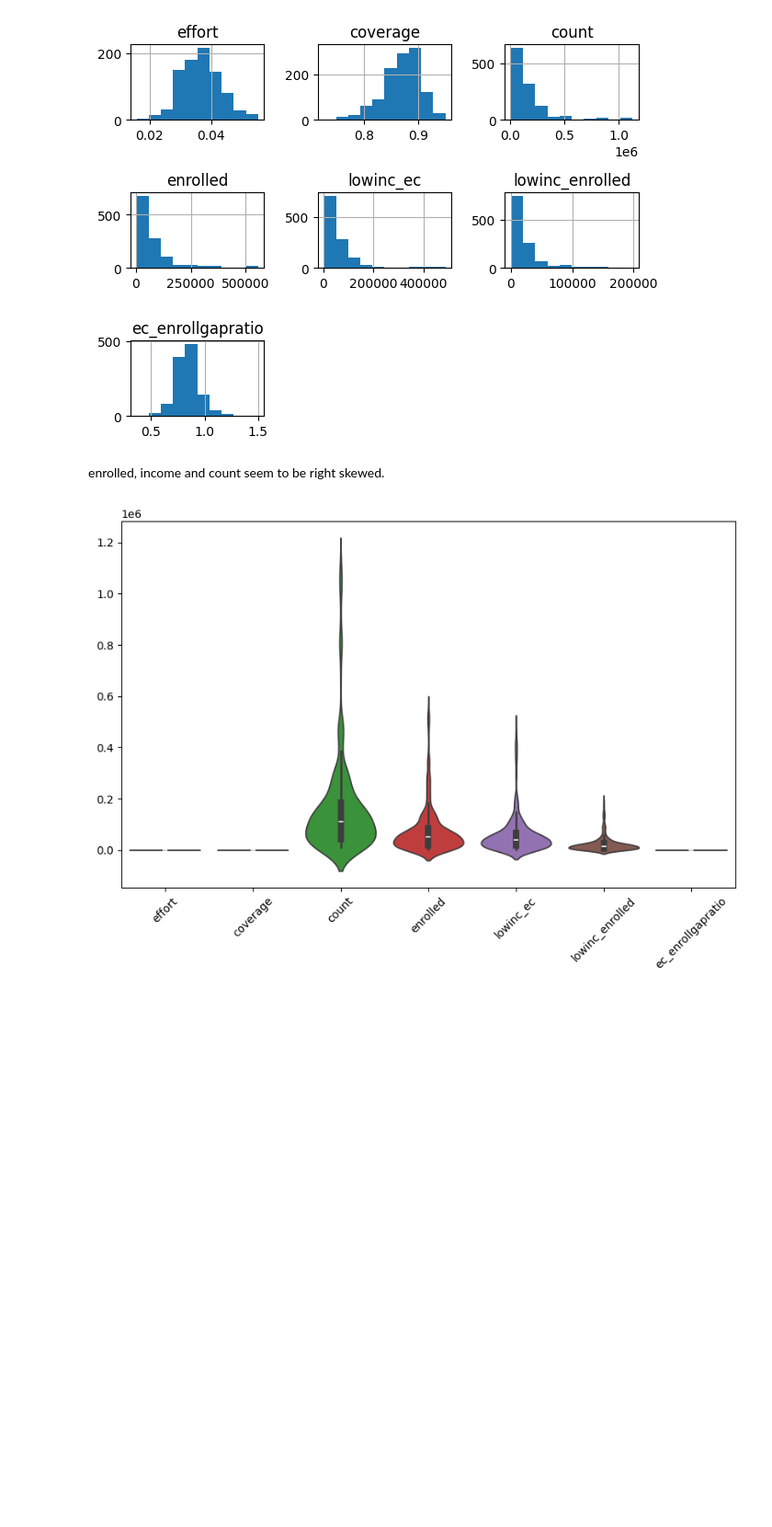
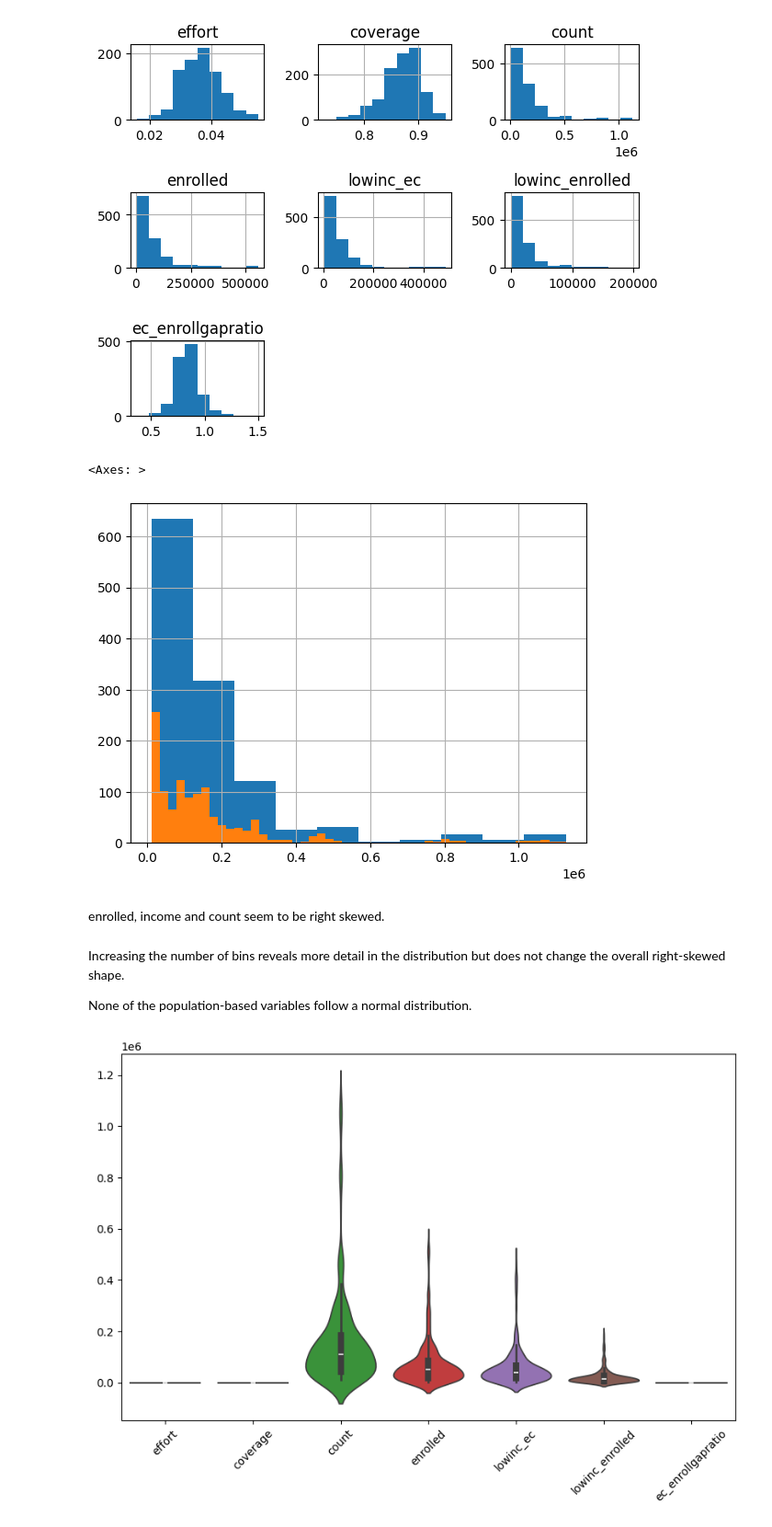
Before and after one commit to SalhaMo/Module-B-semester-2, a Jupyter notebook: Week4.ipynb, the cells around one changed output. Shown at 92% size. Drawn from its saved outputs; the diff is of its cells as text; code cells hidden in the pictures; blank space fills up the shorter version.

```diff
--- a/Week4.ipynb
+++ b/Week4.ipynb
@@ -133,8 +133,18 @@ Sel_col.hist()
 plt.tight_layout()
 # %% [output]
 [figure]
+# %%
+Sel_col['count'].hist(bins=10)
+Sel_col['count'].hist(bins=50)
+# %% [output]
+<Axes: >
+[figure, added]
 # %% [markdown]
 enrolled, income and count seem to be right skewed.
+# %% [markdown]
+Increasing the number of bins reveals more detail in the distribution but does not change the overall right-skewed shape.
+
+None of the population-based variables follow a normal distribution.
 # %%
 #Violin plot
 plt.figure(figsize=(10,6))
```
